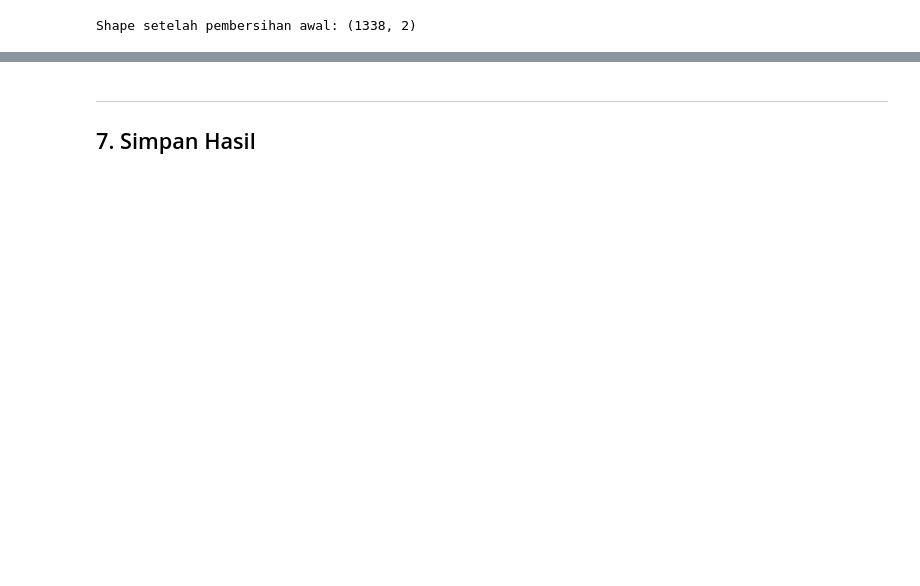
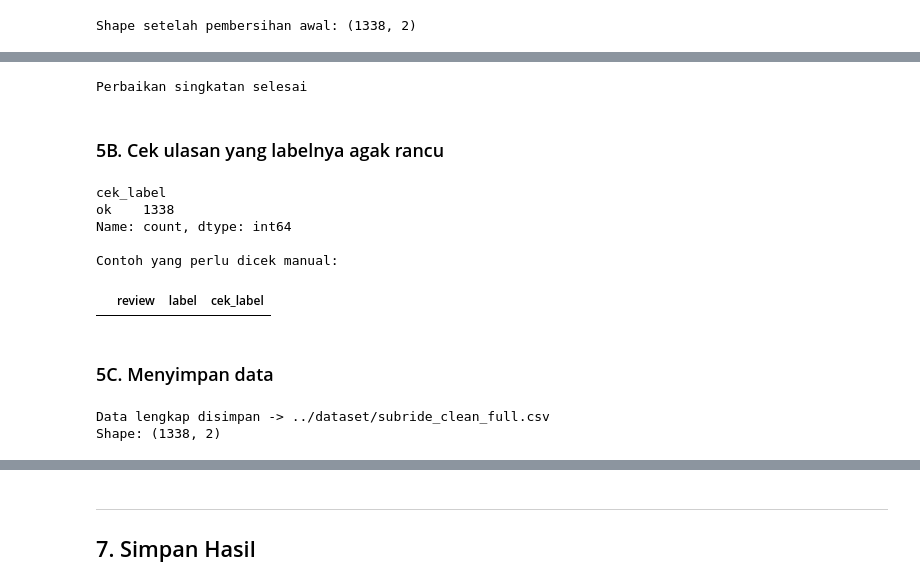
Before and after one commit to gunammr/klasifikasi-subjek-objektif-ride-hailing, a Jupyter notebook: model/1_preprocessing_subride.ipynb, the cells around one changed output, grey strips where cells are left out. Cells and saved outputs as stored; diff of their text form; code cells hidden in the pictures; blank space fills up the shorter version.

```diff
--- a/model/1_preprocessing_subride.ipynb
+++ b/model/1_preprocessing_subride.ipynb
@@ -554 +581,81 @@ Cek sisa singkatan yang masih lolos:
+# %%
+perbaikan_singkatan = {
+    'mnjauh': 'menjauh',
+    'smp': 'sampai',
+}
+
+for singkatan, kata_baku in perbaikan_singkatan.items():
+    df['review'] = df['review'].str.replace(
+        r'\b' + singkatan + r'\b',
+        kata_baku,
+        regex=True
+    )
+
+print("Perbaikan singkatan selesai")
+# %% [output]
+Perbaikan singkatan selesai
+# %% [markdown]
+### 5B. Cek ulasan yang labelnya agak rancu
+# %%
+kata_subjektif = [
+    'menurut_saya',
+    'saya_rasa',
+    'sangat_puas',
+    'sangat_kecewa',
+    'jelek_banget',
+    'bagus_banget',
+    'terlalu_mahal',
+]
+
+kata_objektif = [
+    'fitur_tersedia',
+    'pembayaran_dapat',
+    'estimasi_waktu',
+    'riwayat_perjalanan',
+    'aplikasi_error',
+    'maps_tidak',
+]
+
+
+def cek_kecocokan_label(baris):
+    teks = baris['review']
+    label = baris['label']
+
+    for kata in kata_subjektif:
+        if kata in teks and label == 0:
+            return 'mungkin_subjektif'
+
+    for kata in kata_objektif:
+        if kata in teks and label == 1:
+            return 'mungkin_objektif'
+
+    return 'ok'
+
+
+df['cek_label'] = df.apply(cek_kecocokan_label, axis=1)
+
+print(df['cek_label'].value_counts())
+print()
+print("Contoh yang perlu dicek manual:")
+df[df['cek_label'] != 'ok'][['review', 'label', 'cek_label']].head(10)
+# %% [output]
+cek_label
+ok    1338
+Name: count, dtype: int64
+
+Contoh yang perlu dicek manual:
+|  | review | label | cek_label |
+# %% [markdown]
+### 5C. Menyimpan data
+# %%
+df_lengkap = df.drop(columns=['cek_label']).copy()
+path_lengkap = '../dataset/subride_clean_full.csv'
+
+df_lengkap.to_csv(path_lengkap, index=False)
+
+print(f"Data lengkap disimpan -> {path_lengkap}")
+print(f"Shape: {df_lengkap.shape}")
+# %% [output]
+Data lengkap disimpan -> ../dataset/subride_clean_full.csv
+Shape: (1338, 2)
 # %% [markdown]
```
Also changed, not shown: parts of 33 cells of this notebook, 7 other files.
